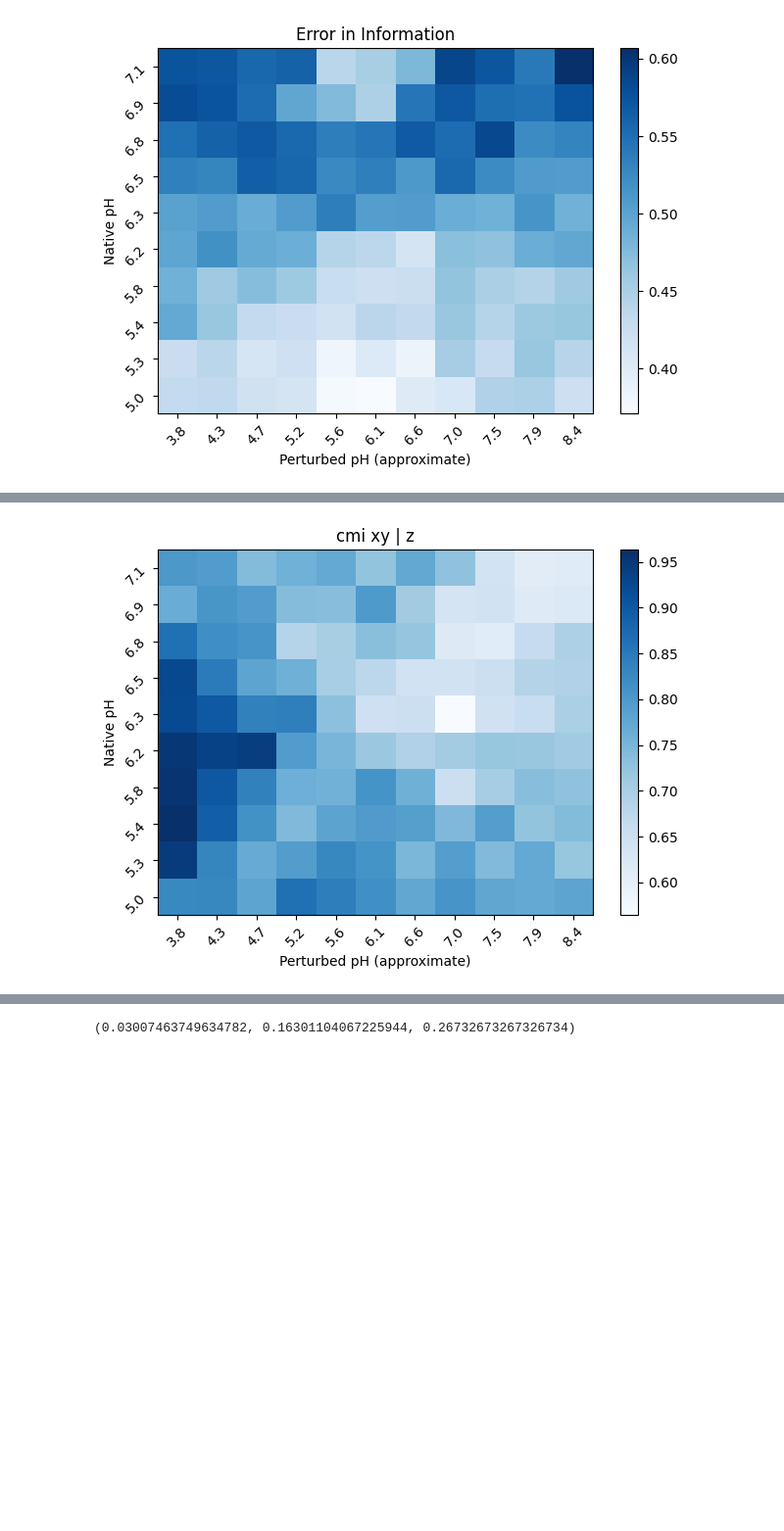
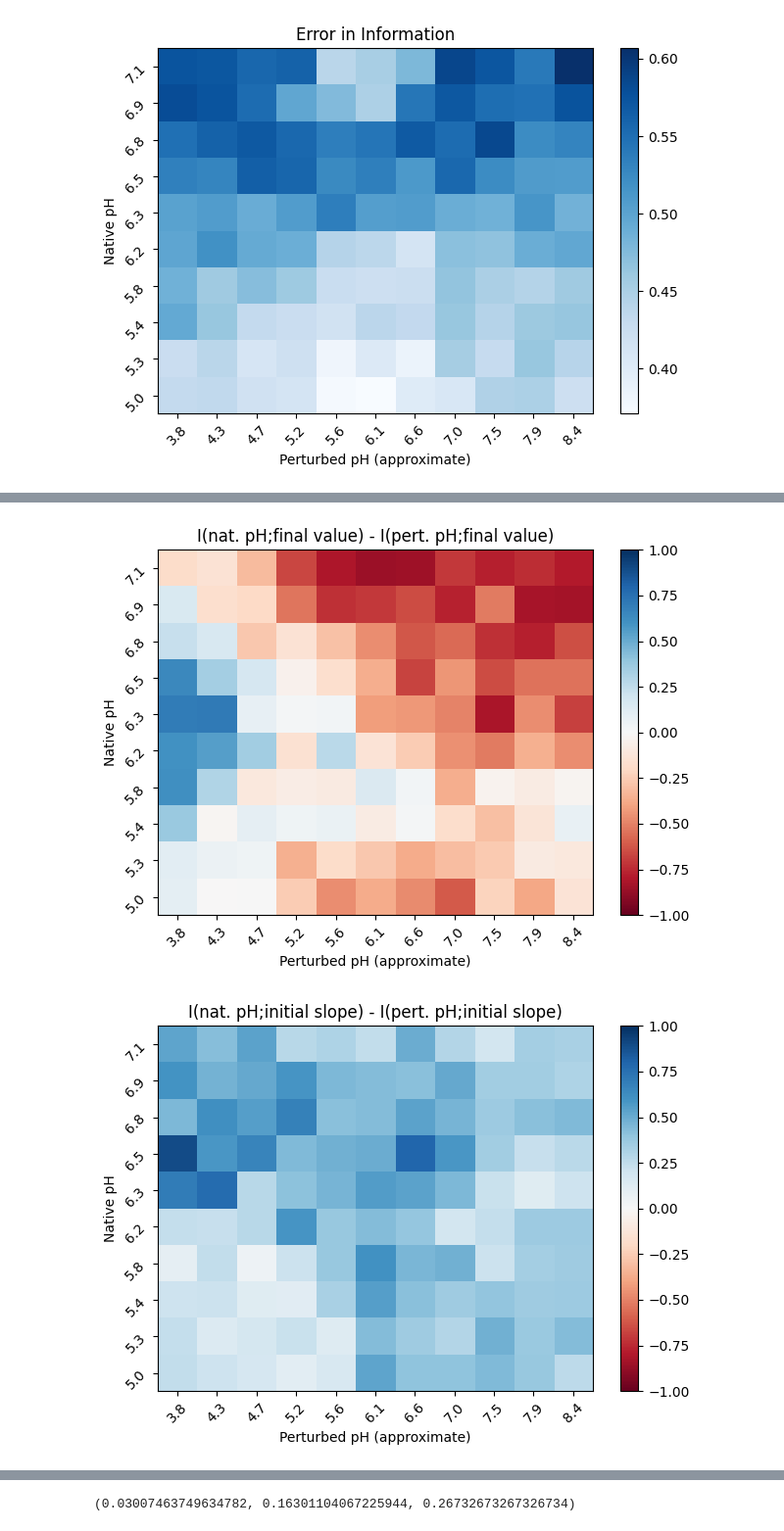
Before and after one commit to AddisonHowe/soil-metagenomics, a Jupyter notebook: information.ipynb, the cells around one changed output, grey strips where cells are left out. Shown at 98% size. Drawn from its saved outputs; the diff is of its cells as text; code cells hidden in the pictures; blank space fills up the shorter version.

Commit message:
Data for 508 ORFs

```diff
--- a/information.ipynb
+++ b/information.ipynb
@@ -390,10 +396,5 @@ natpH_info, natpH_low, natpH_high =  information_2D(nat_pH, group2_T9 - group2_T
 plot(nat_pH, 'pH')
 plot(natpH_info, 'I(native pH, function)')
 plot((natpH_high - natpH_low)/2, 'pH error pH')
-# %%
-perturbed = np.linspace(3.8,8.4, 11)
-pH = np.zeros((10, 11))
-for row in pH:
-    row += perturbed
 # %%
 fig, ax = plt.subplots(figsize=(6, 6))
@@ -434,8 +438,12 @@ plot(error, 'error')
 # %%
 
 
-results = pairwise_cmi_analysis(nat_pH, data_final, pH, neighborhood_size=70, k_neighbors = 7)
-YZ = results['cmi_xy_z']
-plot(YZ, 'cmi xy | z')
+pH_info = pairwise_cmi_analysis(pH, data_final, pH, neighborhood_size=40, k_neighbors = 2)['mi_xy']
+natpH_info = pairwise_cmi_analysis(nat_pH, data_final, pH, neighborhood_size=40, k_neighbors = 2)['mi_xy']
+plot(natpH_info - pH_info, 'I(nat. pH;final value) - I(pert. pH;final value)', cmap = 'RdBu', vmin = -1, vmax = 1)
+pH_info = pairwise_cmi_analysis(pH, data_slope, pH, neighborhood_size=40, k_neighbors = 2)['mi_xy']
+natpH_info = pairwise_cmi_analysis(nat_pH, data_slope, pH, neighborhood_size=40, k_neighbors = 2)['mi_xy']
+plot(natpH_info - pH_info, 'I(nat. pH;initial slope) - I(pert. pH;initial slope)', cmap = 'RdBu', vmin = -1, vmax = 1)
 # %% [output]
-[figure, old version]
+[figure, new version]
+[figure, added]
```
Also changed, not shown: parts of 11 cells of this notebook, 17 other files.
